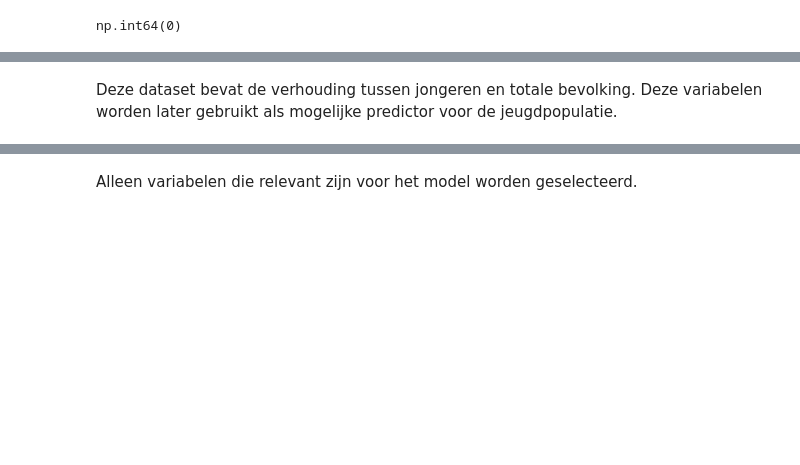
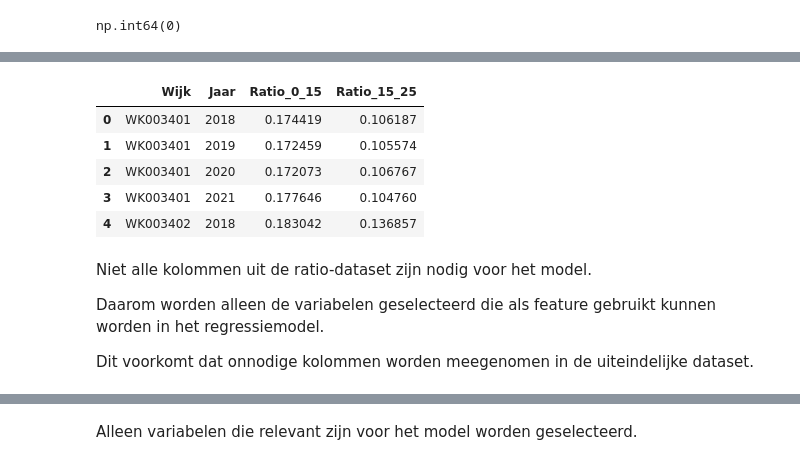
Before and after one commit to Ismael-991/almere-jeugd-voorspelling, a Jupyter notebook: notebooks/individual/Faysal_notebook.ipynb, the cells around one changed output, grey strips where cells are left out. Cells and saved outputs as stored; diff of their text form; code cells hidden in the pictures; blank space fills up the shorter version.

```diff
--- a/notebooks/individual/Faysal_notebook.ipynb
+++ b/notebooks/individual/Faysal_notebook.ipynb
@@ -292,5 +427,22 @@ df_ratio.head()
 # %%
-df_ratio = df_ratio[["Wijk","Jaar","Ratio_0_15","Ratio_15_25"]]
+df_ratio = df_ratio[[
+    "Wijk",
+    "Jaar",
+    "Ratio_0_15",
+    "Ratio_15_25"
+]]
+
+df_ratio.head()
+# %% [output]
+|  | Wijk | Jaar | Ratio_0_15 | Ratio_15_25 |
+| 0 | WK003401 | 2018 | 0.174419 | 0.106187 |
+| 1 | WK003401 | 2019 | 0.172459 | 0.105574 |
+| 2 | WK003401 | 2020 | 0.172073 | 0.106767 |
+| 3 | WK003401 | 2021 | 0.177646 | 0.104760 |
+| 4 | WK003402 | 2018 | 0.183042 | 0.136857 |
 # %% [markdown]
-Deze dataset bevat de verhouding tussen jongeren en totale bevolking.
-Deze variabelen worden later gebruikt als mogelijke predictor voor de jeugdpopulatie.
+Niet alle kolommen uit de ratio-dataset zijn nodig voor het model.
+
+Daarom worden alleen de variabelen geselecteerd die als feature gebruikt kunnen worden in het regressiemodel.
+
+Dit voorkomt dat onnodige kolommen worden meegenomen in de uiteindelijke dataset.
```
Also changed, not shown: parts of 31 cells of this notebook, 2 other files.
